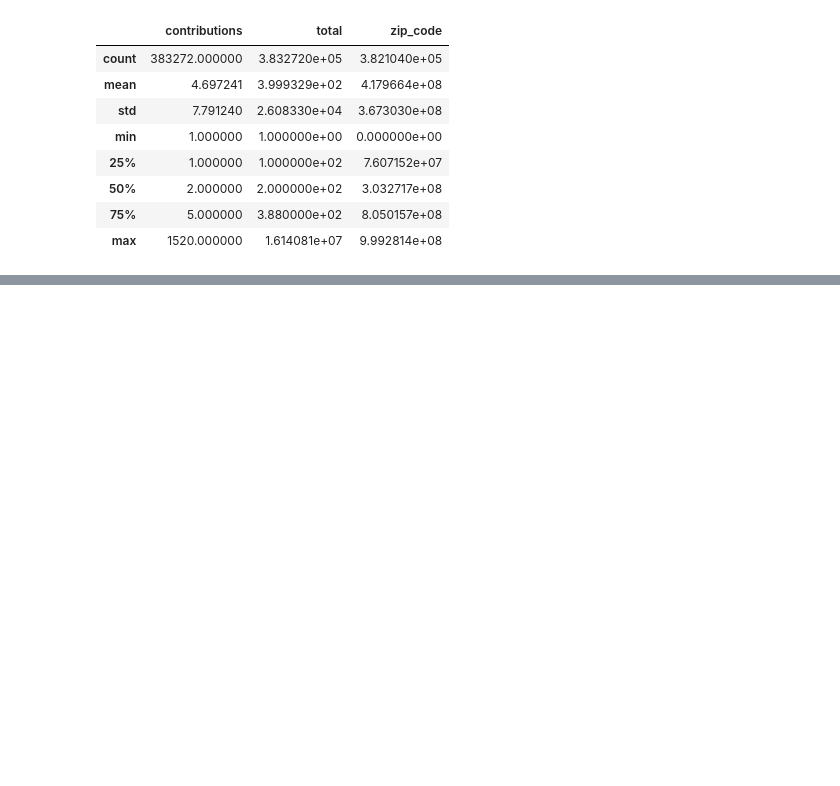
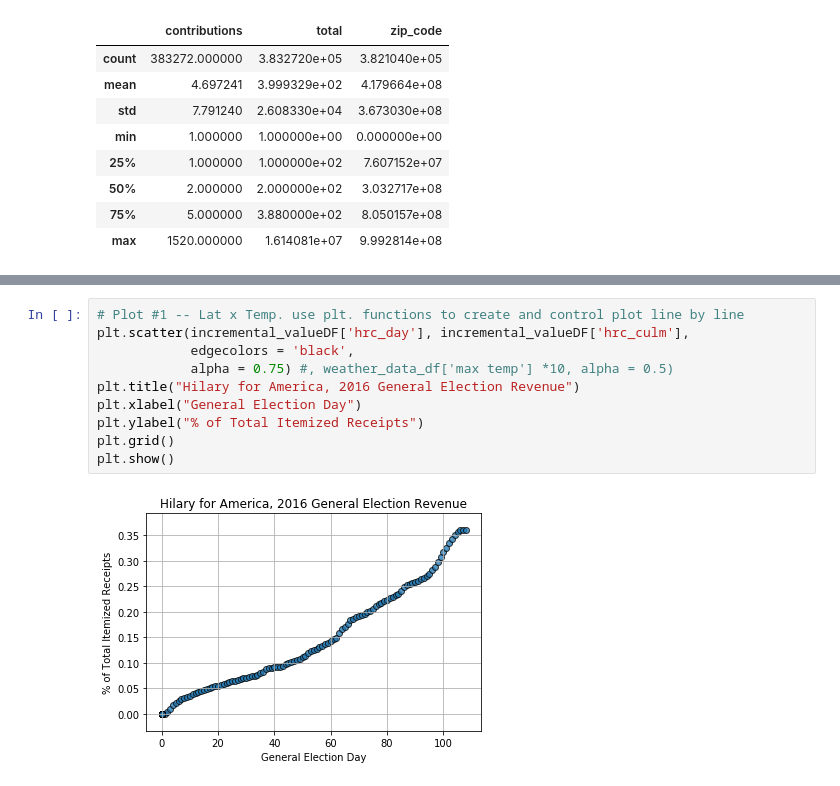
Before and after one commit to sellis4536/uncc_dbc_proj02, a Jupyter notebook: project02_data.ipynb, the cells around one changed output, grey strips where cells are left out. Drawn from its saved outputs; the diff is of its cells as text; blank space fills up the shorter version.

```diff
--- a/project02_data.ipynb
+++ b/project02_data.ipynb
@@ -126,0 +201,12 @@ peopleDF.describe()
+# %%
+# Plot #1 -- Lat x Temp. use plt. functions to create and control plot line by line
+plt.scatter(incremental_valueDF['hrc_day'], incremental_valueDF['hrc_culm'],
+            edgecolors = 'black',
+            alpha = 0.75) #, weather_data_df['max temp'] *10, alpha = 0.5)
+plt.title("Hilary for America, 2016 General Election Revenue")
+plt.xlabel("General Election Day")
+plt.ylabel("% of Total Itemized Receipts")
+plt.grid()
+plt.show()
+# %% [output]
+[figure, added]
```
Also changed, not shown: parts of 5 cells of this notebook, 1 other file.
